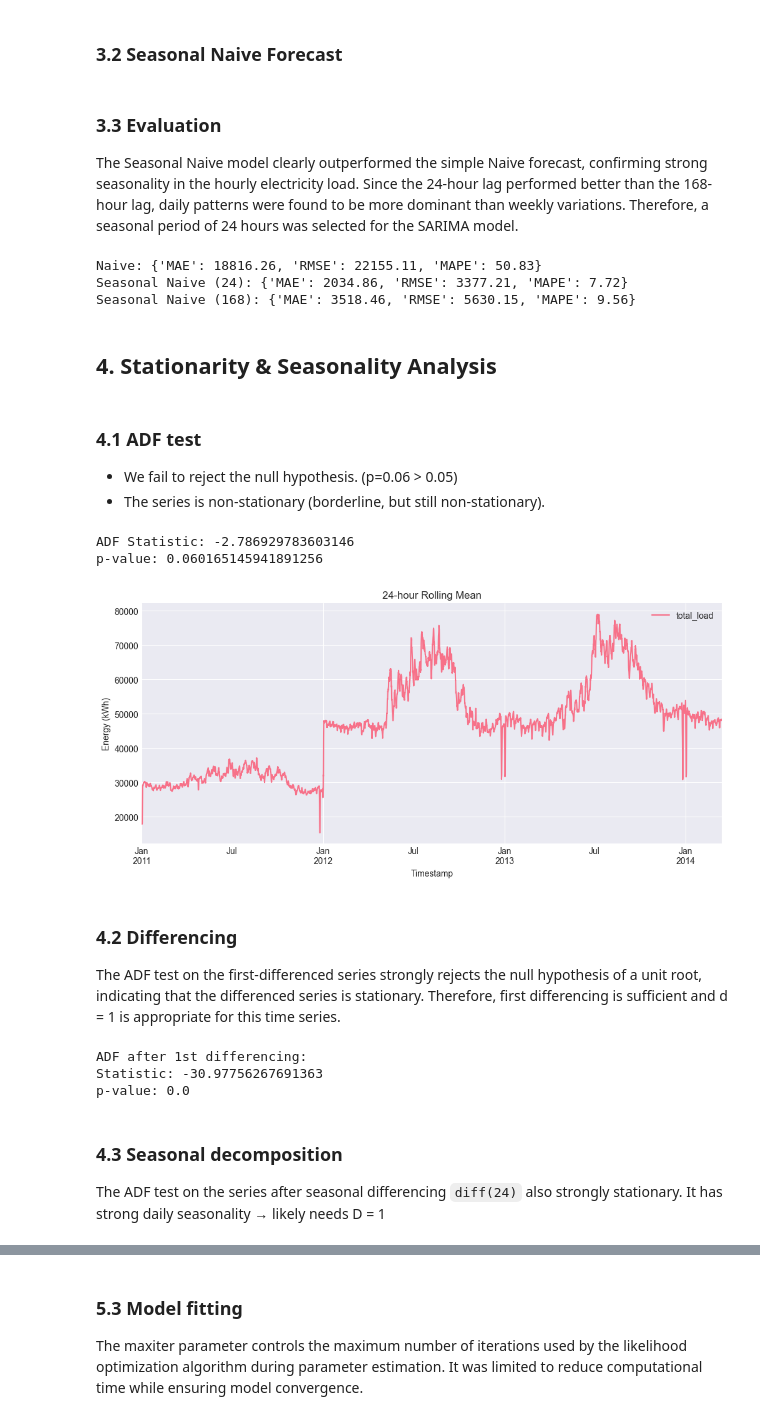
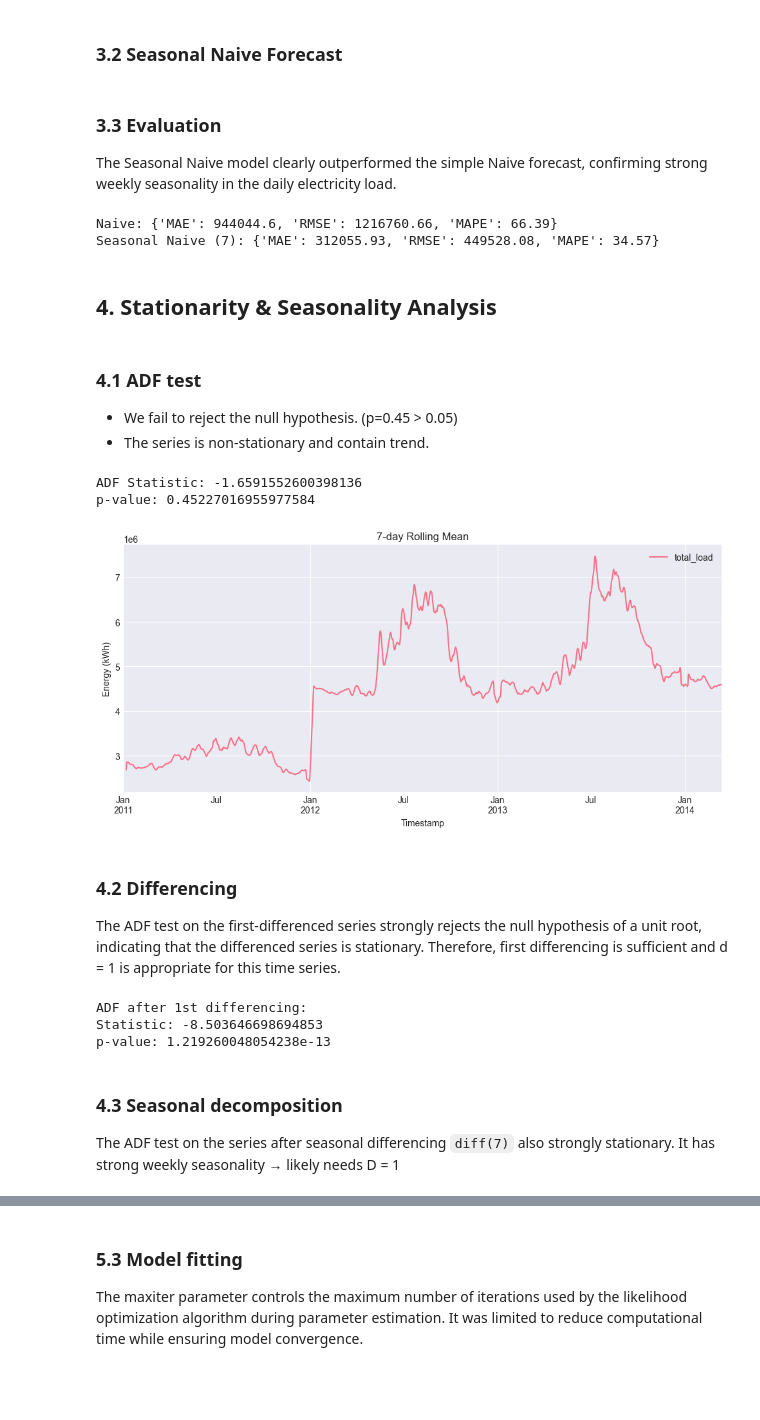
Before and after one commit to Dai-Nguyen1506/Electricity-Load-Diagrams, a Jupyter notebook: notebooks/05_models_statistical.ipynb, the cells around one changed output, grey strips where cells are left out. Saved outputs shown, nothing was run; the diff lists cells and outputs as text; code cells hidden in the pictures; blank space fills up the shorter version.

Commit message:
Update daily data

```diff
--- a/notebooks/05_models_statistical.ipynb
+++ b/notebooks/05_models_statistical.ipynb
@@ -57,0 +62,6 @@ except Exception as e:
+# %%
+df = df.resample('D').sum()
+
+print("New number of observations:", len(df))
+print("New frequency:", df.index.freq)
+print(df.head())
@@ -101,40 +116,37 @@ weekly_naive_pred.index = test.index
 # %% [markdown]
 ### 3.3 Evaluation
-The Seasonal Naive model clearly outperformed the simple Naive forecast, confirming strong seasonality in the hourly electricity load. Since the 24-hour lag performed better than the 168-hour lag, daily patterns were found to be more dominant than weekly variations. Therefore, a seasonal period of 24 hours was selected for the SARIMA model.
+The Seasonal Naive model clearly outperformed the simple Naive forecast, confirming strong weekly seasonality in the daily electricity load.
 # %%
 naive_metrics = evaluate(test, naive_pred)
-daily_naive_metrics = evaluate(test, daily_naive_pred)
-weekly_naive_metrics = evaluate(test, weekly_naive_pred)
+seasonal_naive_metrics = evaluate(test, seasonal_naive_pred)
 
 print("Naive:", naive_metrics)
-print("Seasonal Naive (24):", daily_naive_metrics)
-print("Seasonal Naive (168):", weekly_naive_metrics)
+print("Seasonal Naive (7):", seasonal_naive_metrics)
 # %% [output]
-Naive: {'MAE': 18816.26, 'RMSE': 22155.11, 'MAPE': 50.83}
-Seasonal Naive (24): {'MAE': 2034.86, 'RMSE': 3377.21, 'MAPE': 7.72}
-Seasonal Naive (168): {'MAE': 3518.46, 'RMSE': 5630.15, 'MAPE': 9.56}
+Naive: {'MAE': 944044.6, 'RMSE': 1216760.66, 'MAPE': 66.39}
+Seasonal Naive (7): {'MAE': 312055.93, 'RMSE': 449528.08, 'MAPE': 34.57}
 # %% [markdown]
 ## 4. Stationarity & Seasonality Analysis
 # %% [markdown]
 ### 4.1 ADF test
-- We fail to reject the null hypothesis. (p=0.06 > 0.05)
-- The series is non-stationary (borderline, but still non-stationary).
+- We fail to reject the null hypothesis. (p=0.45 > 0.05)
+- The series is non-stationary and contain trend.
 # %%
 result = adfuller(train)
 
 print("ADF Statistic:", result[0])
 print("p-value:", result[1])
 # %% [output]
-ADF Statistic: -2.786929783603146
-p-value: 0.060165145941891256
+ADF Statistic: -1.6591552600398136
+p-value: 0.45227016955977584
 # %%
-train.rolling(24).mean().plot(figsize=(12,5))
-plt.title("24-hour Rolling Mean")
+train.rolling(7).mean().plot(figsize=(12,5))
+plt.title("7-day Rolling Mean")
 plt.ylabel("Energy (kWh)")
 plt.xlabel("Timestamp")
 plt.show()
 # %% [output]
-[figure, old version]
+[figure, new version]
 # %% [markdown]
 ### 4.2 Differencing
 The ADF test on the first-differenced series strongly rejects the null hypothesis of a unit root, indicating that the differenced series is stationary. Therefore, first differencing is sufficient and d = 1 is appropriate for this time series.
@@ -148,11 +160,11 @@ print("Statistic:", result_diff[0])
 print("p-value:", result_diff[1])
 # %% [output]
 ADF after 1st differencing:
-Statistic: -30.97756267691363
-p-value: 0.0
+Statistic: -8.503646698694853
+p-value: 1.219260048054238e-13
 # %% [markdown]
 ### 4.3 Seasonal decomposition
-The ADF test on the series after seasonal differencing `diff(24)` also strongly stationary. It has strong daily seasonality → likely needs D = 1
+The ADF test on the series after seasonal differencing `diff(7)` also strongly stationary. It has strong weekly seasonality → likely needs D = 1
 # %%
 seasonal_diff = train.diff(24).dropna()
 
```
Also changed, not shown: parts of 17 cells of this notebook.
